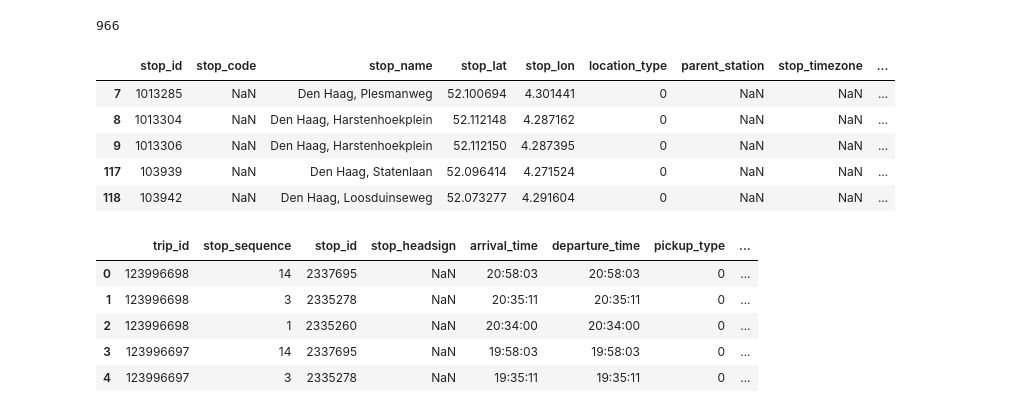
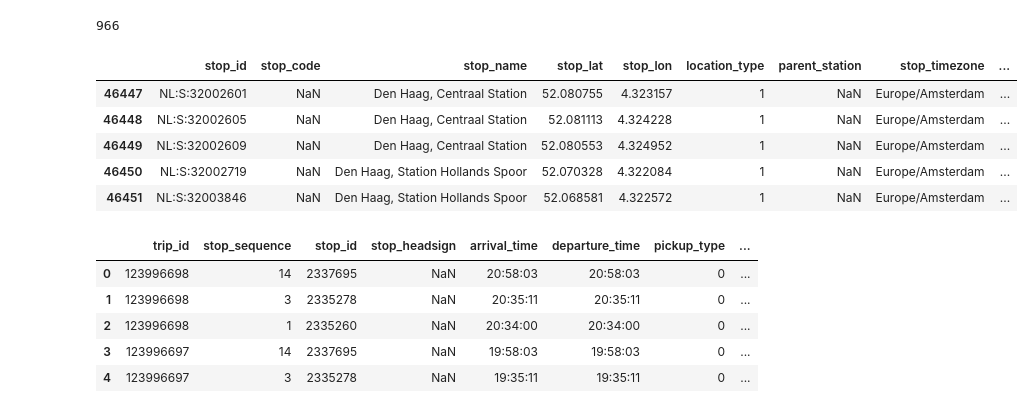
Before and after one commit to TPM-Resilience-Lab/public-transit-system, a Jupyter notebook: python-codes/gtfs_analysis.ipynb, the cells around one changed output. Drawn from its saved outputs; the diff is of its cells as text; code cells hidden in the pictures.

```diff
--- a/python-codes/gtfs_analysis.ipynb
+++ b/python-codes/gtfs_analysis.ipynb
@@ -262,15 +262,15 @@ len(hague_stations)
 # %%
 #Creating the stops.txt file for Hague GTFS
 hague_stops = stops[stops['stop_id'].isin(hague_stations)]
 hague_stops.to_csv('C:/Users/srijith/Documents/GitHub/public-transit-system/gtfs_data/hague/stops.txt', header=True, index=False, sep=',')
-hague_stops.head()
+hague_stops.tail()
 # %% [output]
 |  | stop_id | stop_code | stop_name | stop_lat | stop_lon | location_type | parent_station | stop_timezone | ... |
-| 7 | 1013285 | NaN | Den Haag, Plesmanweg | 52.100694 | 4.301441 | 0 | NaN | NaN | ... |
-| 8 | 1013304 | NaN | Den Haag, Harstenhoekplein | 52.112148 | 4.287162 | 0 | NaN | NaN | ... |
-| 9 | 1013306 | NaN | Den Haag, Harstenhoekplein | 52.112150 | 4.287395 | 0 | NaN | NaN | ... |
-| 117 | 103939 | NaN | Den Haag, Statenlaan | 52.096414 | 4.271524 | 0 | NaN | NaN | ... |
-| 118 | 103942 | NaN | Den Haag, Loosduinseweg | 52.073277 | 4.291604 | 0 | NaN | NaN | ... |
+| 46447 | NL:S:32002601 | NaN | Den Haag, Centraal Station | 52.080755 | 4.323157 | 1 | NaN | Europe/Amsterdam | ... |
+| 46448 | NL:S:32002605 | NaN | Den Haag, Centraal Station | 52.081113 | 4.324228 | 1 | NaN | Europe/Amsterdam | ... |
+| 46449 | NL:S:32002609 | NaN | Den Haag, Centraal Station | 52.080553 | 4.324952 | 1 | NaN | Europe/Amsterdam | ... |
+| 46450 | NL:S:32002719 | NaN | Den Haag, Station Hollands Spoor | 52.070328 | 4.322084 | 1 | NaN | Europe/Amsterdam | ... |
+| 46451 | NL:S:32003846 | NaN | Den Haag, Station Hollands Spoor | 52.068581 | 4.322572 | 1 | NaN | Europe/Amsterdam | ... |
 # %%
 #Creating the stop_times.txt for Hague GTFS
 stop_times = pd.read_csv('../gtfs_data/netherlands/stop_times.txt', low_memory=False)
```
Also changed, not shown: parts of 5 cells of this notebook, 1 other file.
